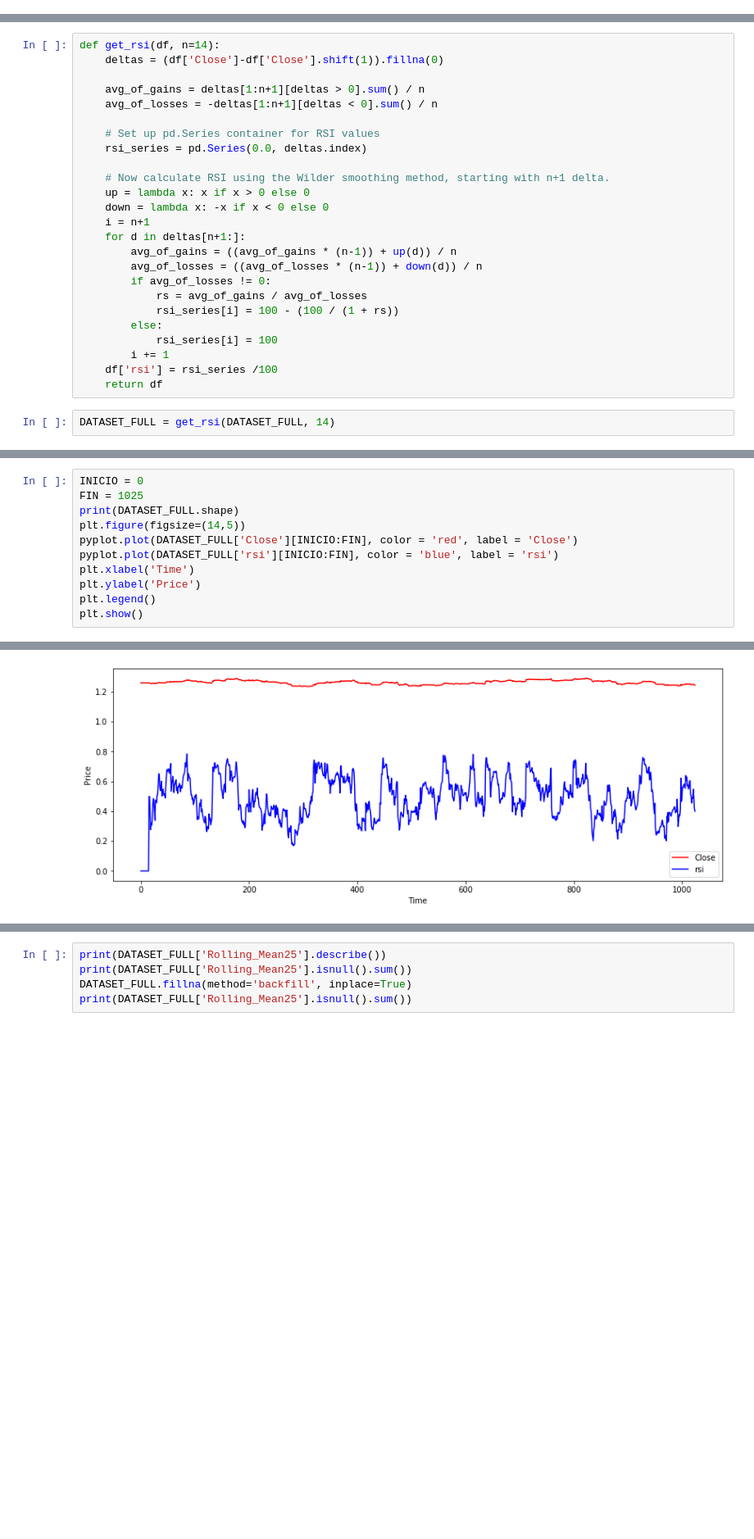
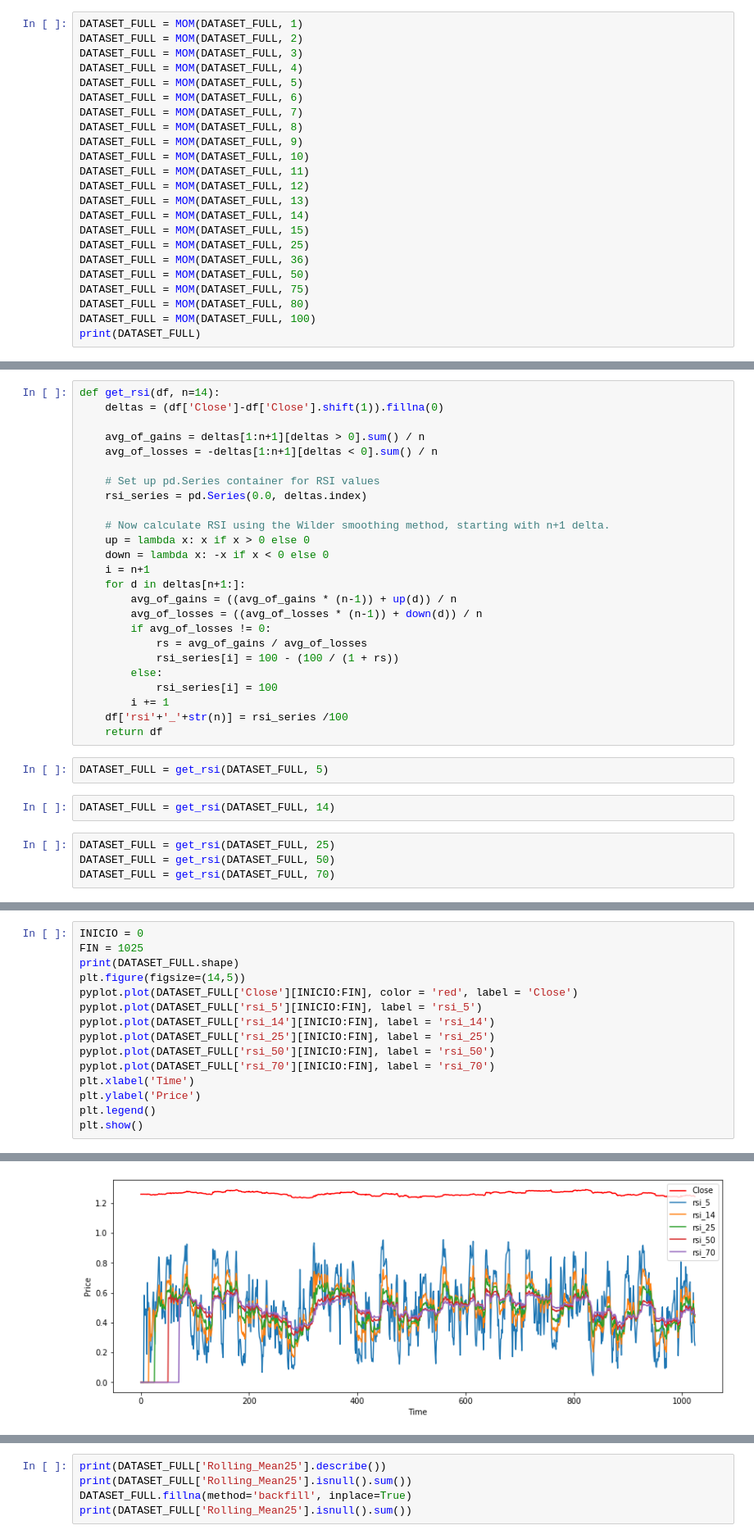
Before and after one commit to mawrer/forex_prediction, a Jupyter notebook: Jupyter Notebooks/IDI4/dataset_regression/Adding Features/EURUSD_1H_ADD_INDICATORS.ipynb, the cells around one changed output, grey strips where cells are left out. Shown: that part at 82% size. Cells and saved outputs as stored; diff of their text form; blank space fills up the shorter version.

```diff
--- a/Jupyter Notebooks/IDI4/dataset_regression/Adding Features/EURUSD_1H_ADD_INDICATORS.ipynb
+++ b/Jupyter Notebooks/IDI4/dataset_regression/Adding Features/EURUSD_1H_ADD_INDICATORS.ipynb
@@ -156,0 +135,23 @@ print(DATASET_FULL)
+# %%
+DATASET_FULL = MOM(DATASET_FULL, 1)
+DATASET_FULL = MOM(DATASET_FULL, 2)
+DATASET_FULL = MOM(DATASET_FULL, 3)
+DATASET_FULL = MOM(DATASET_FULL, 4)
+DATASET_FULL = MOM(DATASET_FULL, 5)
+DATASET_FULL = MOM(DATASET_FULL, 6)
+DATASET_FULL = MOM(DATASET_FULL, 7)
+DATASET_FULL = MOM(DATASET_FULL, 8)
+DATASET_FULL = MOM(DATASET_FULL, 9)
+DATASET_FULL = MOM(DATASET_FULL, 10)
+DATASET_FULL = MOM(DATASET_FULL, 11)
+DATASET_FULL = MOM(DATASET_FULL, 12)
+DATASET_FULL = MOM(DATASET_FULL, 13)
+DATASET_FULL = MOM(DATASET_FULL, 14)
+DATASET_FULL = MOM(DATASET_FULL, 15)
+DATASET_FULL = MOM(DATASET_FULL, 25)
+DATASET_FULL = MOM(DATASET_FULL, 36)
+DATASET_FULL = MOM(DATASET_FULL, 50)
+DATASET_FULL = MOM(DATASET_FULL, 75)
+DATASET_FULL = MOM(DATASET_FULL, 80)
+DATASET_FULL = MOM(DATASET_FULL, 100)
+print(DATASET_FULL)
@@ -219,10 +242,16 @@ def get_rsi(df, n=14):
         else:
             rsi_series[i] = 100
         i += 1
-    df['rsi'] = rsi_series /100
+    df['rsi'+'_'+str(n)] = rsi_series /100
     return df
+# %%
+DATASET_FULL = get_rsi(DATASET_FULL, 5)
 # %%
 DATASET_FULL = get_rsi(DATASET_FULL, 14)
+# %%
+DATASET_FULL = get_rsi(DATASET_FULL, 25)
+DATASET_FULL = get_rsi(DATASET_FULL, 50)
+DATASET_FULL = get_rsi(DATASET_FULL, 70)
 # %%
 DATASET_FULL
 # %% [output]
@@ -245,7 +274,11 @@ FIN = 1025
 print(DATASET_FULL.shape)
 plt.figure(figsize=(14,5))
 pyplot.plot(DATASET_FULL['Close'][INICIO:FIN], color = 'red', label = 'Close')
-pyplot.plot(DATASET_FULL['rsi'][INICIO:FIN], color = 'blue', label = 'rsi')
+pyplot.plot(DATASET_FULL['rsi_5'][INICIO:FIN], label = 'rsi_5')
+pyplot.plot(DATASET_FULL['rsi_14'][INICIO:FIN], label = 'rsi_14')
+pyplot.plot(DATASET_FULL['rsi_25'][INICIO:FIN], label = 'rsi_25')
+pyplot.plot(DATASET_FULL['rsi_50'][INICIO:FIN], label = 'rsi_50')
+pyplot.plot(DATASET_FULL['rsi_70'][INICIO:FIN], label = 'rsi_70')
 plt.xlabel('Time')
 plt.ylabel('Price')
 plt.legend()
@@ -255,2 +288,2 @@ plt.show()
-[figure, old version]
+[figure, new version]
 # %%
```
Also changed, not shown: parts of 44 cells of this notebook, 27 other files.
